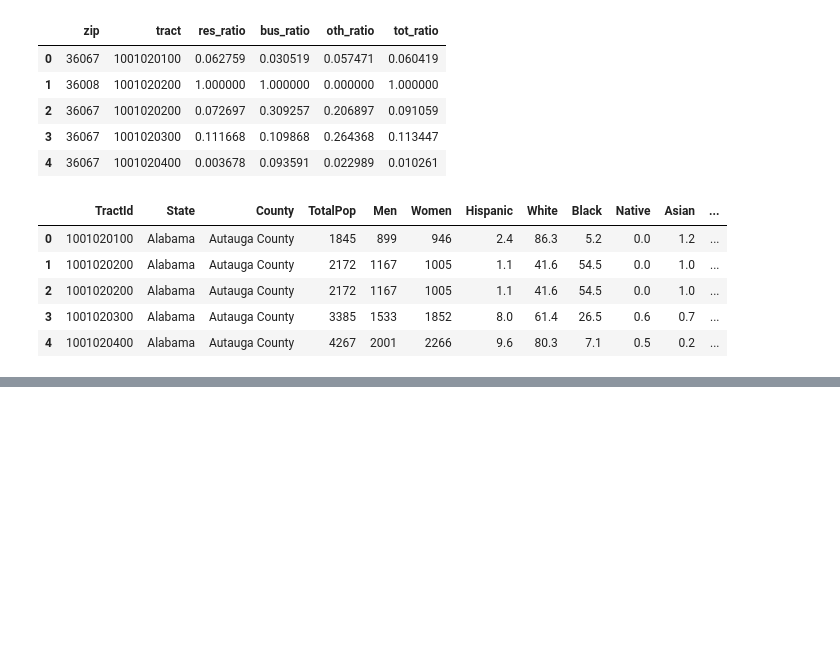
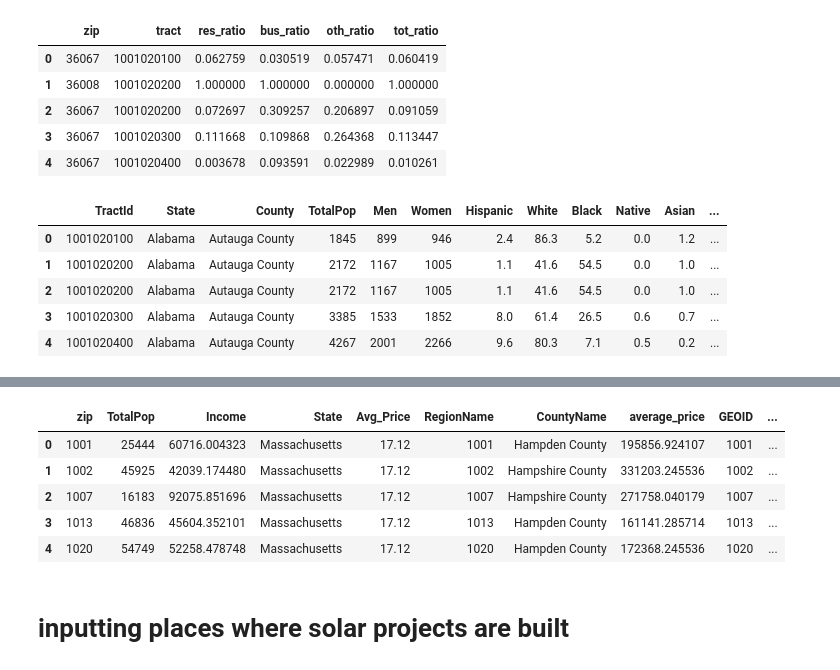
Before and after one commit to ProjectEDF/projectedf-suncode, a Jupyter notebook: data-science/notebooks/IRS data notebook.ipynb, the cells around one changed output, grey strips where cells are left out. Drawn from its saved outputs; the diff is of its cells as text; code cells hidden in the pictures; blank space fills up the shorter version.

```diff
--- a/data-science/notebooks/IRS data notebook.ipynb
+++ b/data-science/notebooks/IRS data notebook.ipynb
@@ -307,0 +159,9 @@ EIA_solar_df.head()
+# %%
+electricity_prices = pd.read_csv('Electricity_Price.csv')
+housing_prices = pd.read_csv('Housing_Price')
+zcta_areas_conv = pd.read_csv('ZCTA Areas.csv')
+# %%
+electricity_prices.columns = electricity_prices.iloc[0]
+electricity_prices = electricity_prices.iloc[1:].rename_axis(None, axis=1)
+electricity_prices = electricity_prices[['State', 'Avg_Price']].reset_index(drop=True)
+electricity_prices.head()
@@ -307,0 +184,3 @@ EIA_solar_df.head()
+# %%
+zcta_areas_conv = zcta_areas_conv[['GEOID', 'ALAND_SQMI']]
+zcta_areas_conv.head()
@@ -307,0 +194,6 @@ EIA_solar_df.head()
+# %%
+weather = pd.read_csv('Weather.csv')
+weather.columns = weather.iloc[0]
+weather = weather.iloc[1:].rename_axis(None, axis=1)
+weather = weather[['State','Avg_Temp','Avg_Precp','Sun_Percentage','Humidity']]
+weather.head()
@@ -307,0 +216,15 @@ EIA_solar_df.head()
+# %%
+total_pop_df_4 = pd.merge(total_pop_df_3, electricity_prices, left_on='State', right_on='State')
+total_pop_df_4 = pd.merge(total_pop_df_4, housing_prices, left_on='zip', right_on='RegionName')
+total_pop_df_4 = pd.merge(total_pop_df_4, zcta_areas_conv, left_on='zip', right_on='GEOID')
+total_pop_df_4 = pd.merge(total_pop_df_4, weather, left_on='State', right_on='State')
+total_pop_df_4 = pd.merge(total_pop_df_4, zip_lat_lng_conv, left_on='zip', right_on='zip_code')
+
+total_pop_df_4.head()
+# %% [output]
+|  | zip | TotalPop | Income | State | Avg_Price | RegionName | CountyName | average_price | GEOID | ... |
+| 0 | 1001 | 25444 | 60716.004323 | Massachusetts | 17.12 | 1001 | Hampden County | 195856.924107 | 1001 | ... |
+| 1 | 1002 | 45925 | 42039.174480 | Massachusetts | 17.12 | 1002 | Hampshire County | 331203.245536 | 1002 | ... |
+| 2 | 1007 | 16183 | 92075.851696 | Massachusetts | 17.12 | 1007 | Hampshire County | 271758.040179 | 1007 | ... |
+| 3 | 1013 | 46836 | 45604.352101 | Massachusetts | 17.12 | 1013 | Hampden County | 161141.285714 | 1013 | ... |
+| 4 | 1020 | 54749 | 52258.478748 | Massachusetts | 17.12 | 1020 | Hampden County | 172368.245536 | 1020 | ... |
@@ -307,0 +237,2 @@ EIA_solar_df.head()
+# %% [markdown]
+# inputting places where solar projects are built
```
Also changed, not shown: parts of 59 cells of this notebook.
